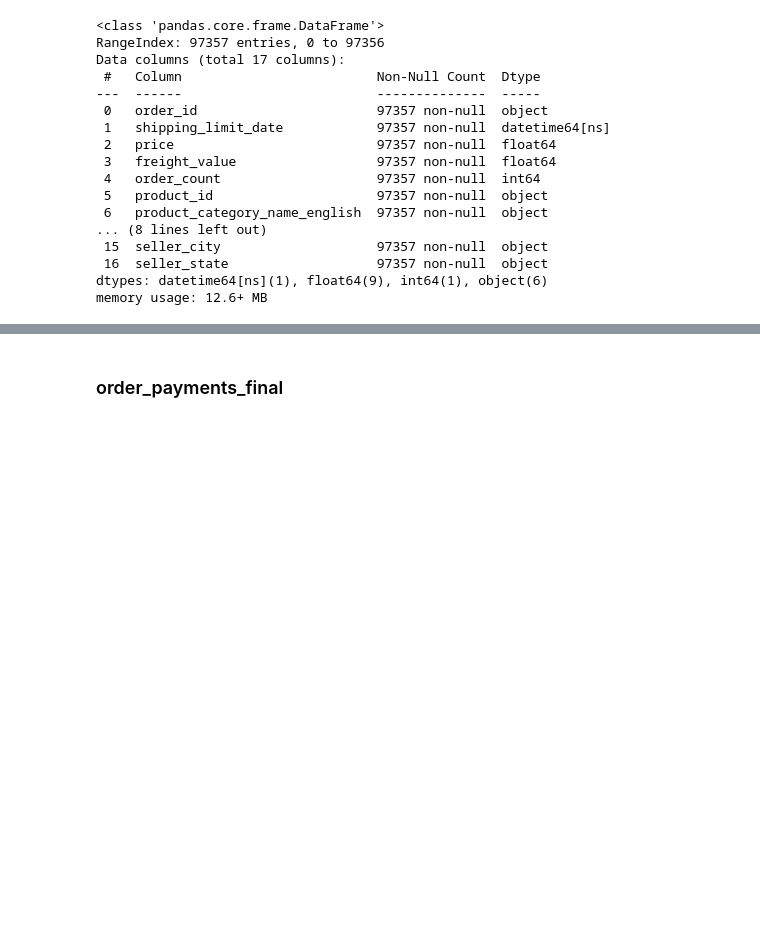
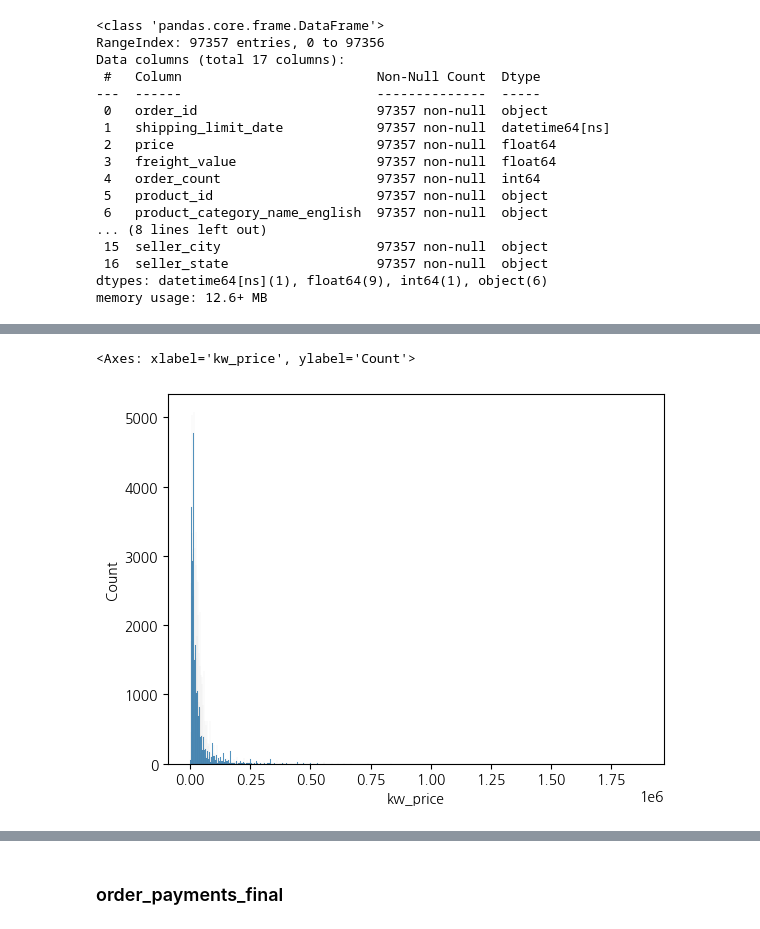
Before and after one commit to DongMyeong2/portfolio, a Jupyter notebook: Project_3_olist/olist.ipynb, the cells around one changed output, grey strips where cells are left out. Drawn from its saved outputs; the diff is of its cells as text; code cells hidden in the pictures; blank space fills up the shorter version.

```diff
--- a/Project_3_olist/olist.ipynb
+++ b/Project_3_olist/olist.ipynb
@@ -1324,0 +1354,7 @@ memory usage: 12.6+ MB
+# %%
+fig, ax = plt.subplots()
+
+sns.histplot(order_items_final['kw_price'])
+# %% [output]
+<Axes: xlabel='kw_price', ylabel='Count'>
+[figure, added]
```
Also changed, not shown: parts of 23 cells of this notebook.
